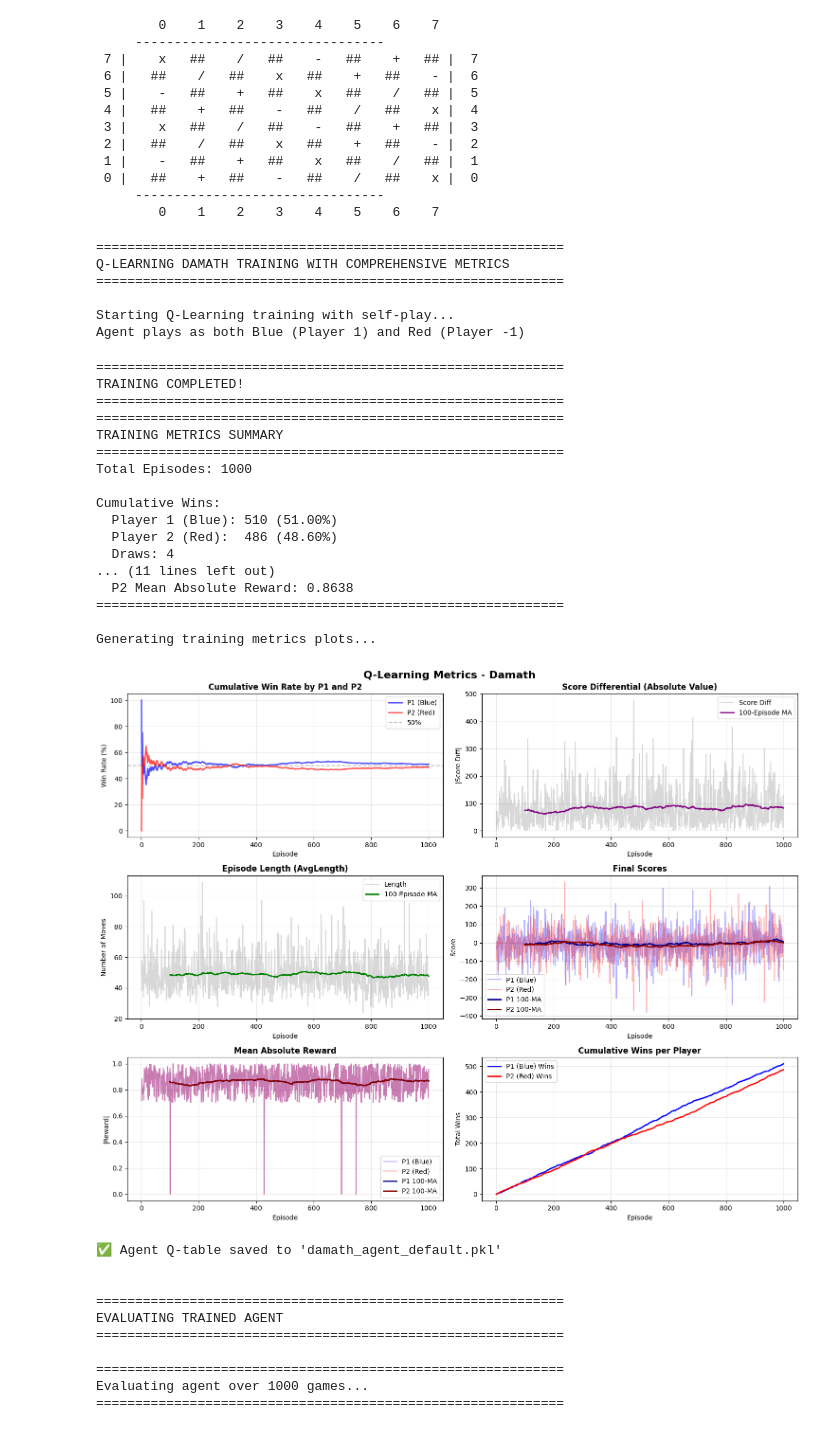
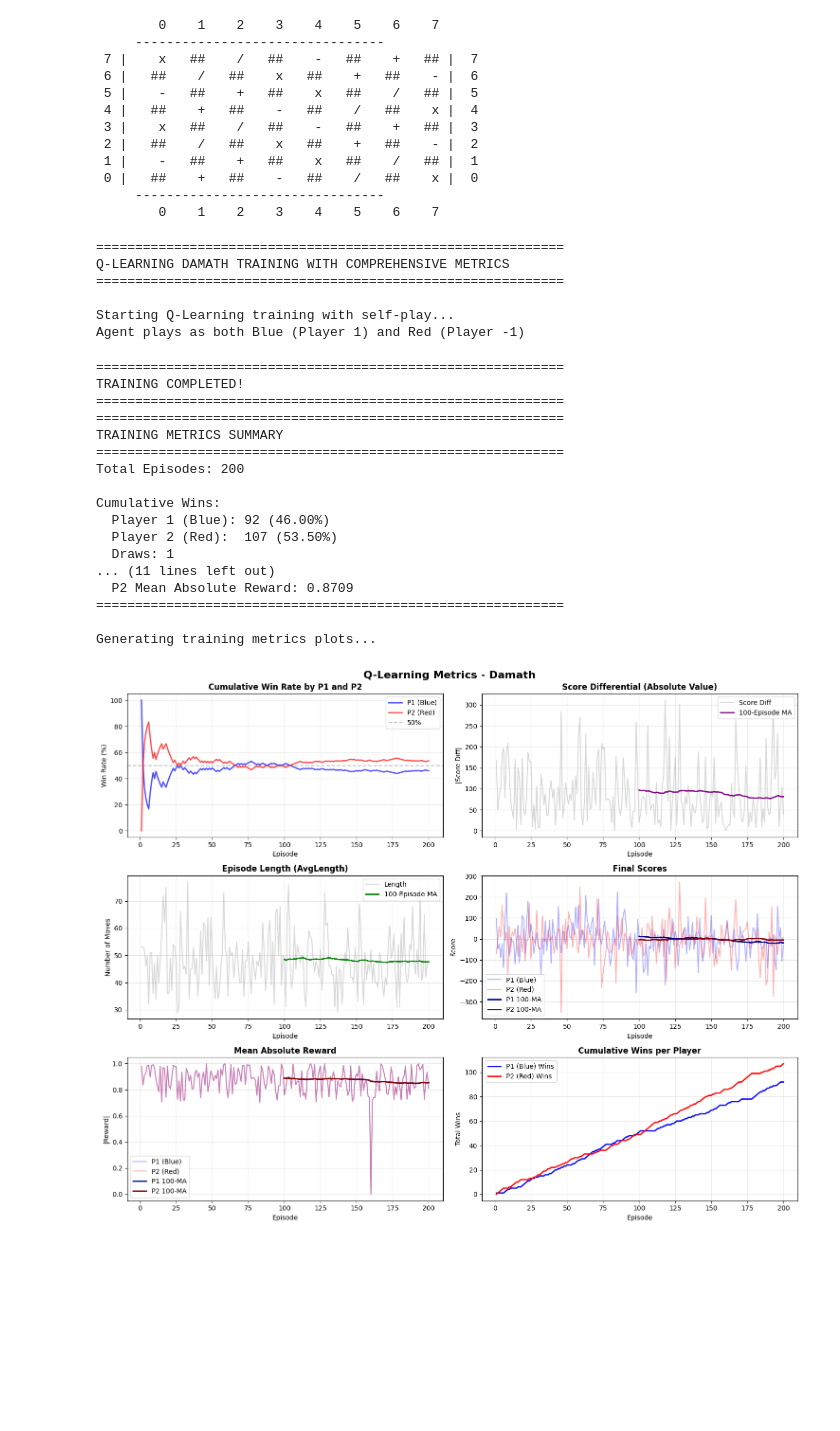
Before and after one commit to machiwao/CCRNFLRL_Integer_Damath, a Jupyter notebook: q_learning.ipynb, the cells around one changed output. Cells and saved outputs as stored; diff of their text form; code cells hidden in the pictures; blank space fills up the shorter version.

```diff
--- a/q_learning.ipynb
+++ b/q_learning.ipynb
@@ -403,7 +403,7 @@ class DamathEnv:
     def compute_final_reward_for(self, player: int = 1, reward_alpha: float = 0.7, K: float = 100.0):
         """
         Compute final combined reward for `player`:
-            final_reward = reward_alpha * binary_outcome + (1 - reward_alpha) * tanh((score_diff)/K)
+            final_reward = α * binary_outcome + (1 - α) * tanh((score_diff)/K)
         Returns (final_reward, winner, final_scores)
         """
         final_scores, winner = self.final_scores_and_winner()
@@ -463,15 +463,6 @@ class DamathEnv:
             winner = 0
         return final_scores, winner
 
-    def get_state_hash(self):
-        """
-        Return a hashable representation of the current game state.
-        Used by Q-learning agent to identify states.
-        """
-        items = tuple(sorted([(pos, p.player, p.value, p.dama)
-                             for pos, p in self.pieces.items()]))
-        return (self.to_move, items)
-
     # ----------------------------- Utilities -----------------------------
     def print_board(self):
         # Create board grid with operators and pieces
@@ -501,6 +492,11 @@ class DamathEnv:
 
         print("     " + "----" * self.C)
         print("     " + " ".join([f"{x:>4}" for x in range(self.C)]))
+
+    def get_state_hash(self):
+        items = tuple(sorted([(pos, p.player, p.value, p.dama)
+                        for pos, p in self.pieces.items()]))
+        return (self.to_move, items)
 # %%
 # Operator layout: (y, x) format
 # y=0 is bottom row, y=7 is top row
@@ -825,20 +821,6 @@ class MetricsTracker:
 
         plt.tight_layout()
         plt.show()
-
-    def save_to_csv(self, filename: str = 'training_metrics.csv'):
-        """Save episode data to CSV file"""
-        import csv
-
-        with open(filename, 'w', newline='') as f:
-            if not self.episodes:
-                return
-
-            writer = csv.DictWriter(f, fieldnames=self.episodes[0].keys())
-            writer.writeheader()
-            writer.writerows(self.episodes)
-
-        print(f"✅ Metrics saved to {filename}")
 # %%
 def train_qlearning_selfplay_with_metrics(episodes=1000, learning_rate=0.01,
                                           gamma=0.9, epsilon=0.2, reward_alpha=0.7, K=100.0):
@@ -926,10 +908,10 @@ if __name__ == "__main__":
 
     # Train the agent with metrics tracking
     trained_agent, training_metrics = train_qlearning_selfplay_with_metrics(
-        episodes=1000,
+        episodes=200,
         reward_alpha=0.7,
         learning_rate=0.01,
-        gamma=0.9,
+        gamma=0.5,
         epsilon=0.2,
         K=100.0
     )
@@ -937,49 +919,39 @@ if __name__ == "__main__":
     print("\n" + "="*60)
     print("TRAINING COMPLETED!")
     print("="*60)
 
     # Print comprehensive training summary
     training_metrics.print_summary()
 
     # Plot training metrics
     print("\nGenerating training metrics plots...")
     training_metrics.plot_metrics(window=100)
 
-    # Save trained agent Q-table
-    trained_agent.save('damath_agent_default.pkl')
-    print("✅ Agent Q-table saved to 'damath_agent_default.pkl'\n")
+    # # Save trained agent Q-table
+    # trained_agent.save('damath_agent_low-df.pkl')
+    # print("✅ Agent Q-table saved to 'damath_agent_low-df.pkl'\n")
 # %% [output]
 ============================================================
 Q-LEARNING DAMATH TRAINING WITH COMPREHENSIVE METRICS
 ============================================================
 
 Starting Q-Learning training with self-play...
 Agent plays as both Blue (Player 1) and Red (Player -1)
 ============================================================
 TRAINING COMPLETED!
 ============================================================
 ============================================================
 TRAINING METRICS SUMMARY
 ============================================================
-Total Episodes: 1000
+Total Episodes: 200
 
 Cumulative Wins:
-  Player 1 (Blue): 510 (51.00%)
-  Player 2 (Red):  486 (48.60%)
-  Draws: 4
+  Player 1 (Blue): 92 (46.00%)
+  Player 2 (Red):  107 (53.50%)
+  Draws: 1
 ... (11 lines left out)
-  P2 Mean Absolute Reward: 0.8638
+  P2 Mean Absolute Reward: 0.8709
 ============================================================
 
 Generating training metrics plots...
-[figure, old version]
+[figure, new version]
-✅ Agent Q-table saved to 'damath_agent_default.pkl'
-
-
-============================================================
-EVALUATING TRAINED AGENT
-============================================================
-
-============================================================
-Evaluating agent over 1000 games...
-============================================================
```
Also changed, not shown: parts of 2 cells of this notebook, 7 other files.
